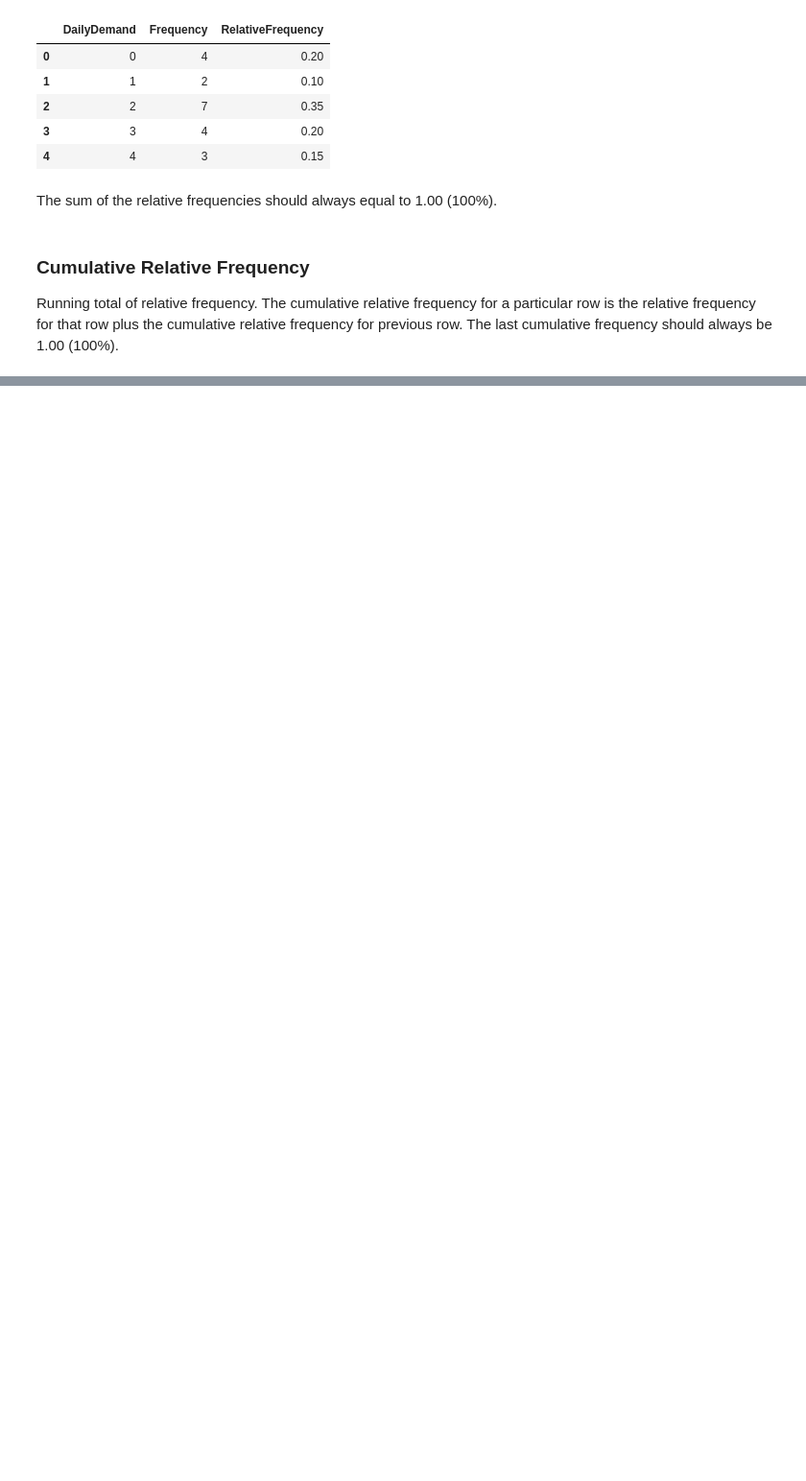
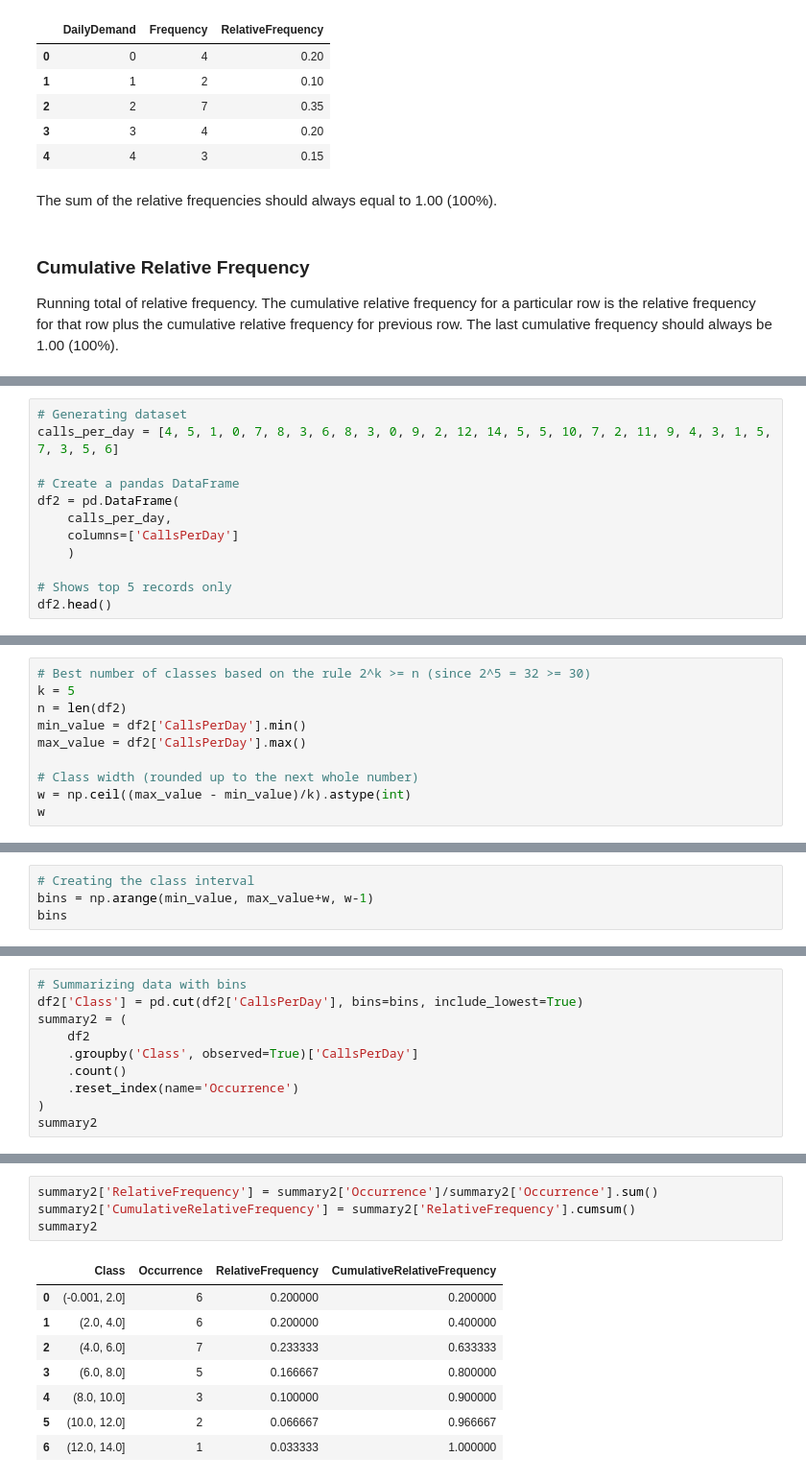
Before and after one commit to manujsinghwal/applied-statistics-in-python, a Jupyter notebook: 3. descriptive-statistics/intro_to_descriptive_statistics.ipynb, the cells around one changed output, grey strips where cells are left out. Shown: that part at 96% size. Drawn from its saved outputs; the diff is of its cells as text; blank space fills up the shorter version.

```diff
--- a/3. descriptive-statistics/intro_to_descriptive_statistics.ipynb
+++ b/3. descriptive-statistics/intro_to_descriptive_statistics.ipynb
@@ -111,0 +142,12 @@ summary
+# %%
+# Generating dataset
+calls_per_day = [4, 5, 1, 0, 7, 8, 3, 6, 8, 3, 0, 9, 2, 12, 14, 5, 5, 10, 7, 2, 11, 9, 4, 3, 1, 5, 7, 3, 5, 6]
+
+# Create a pandas DataFrame
+df2 = pd.DataFrame(
+    calls_per_day,
+    columns=['CallsPerDay']
+    )
+
+# Shows top 5 records only
+df2.head()
@@ -111,0 +161,10 @@ summary
+# %%
+# Best number of classes based on the rule 2^k >= n (since 2^5 = 32 >= 30)
+k = 5
+n = len(df2)
+min_value = df2['CallsPerDay'].min()
+max_value = df2['CallsPerDay'].max()
+
+# Class width (rounded up to the next whole number)
+w = np.ceil((max_value - min_value)/k).astype(int)
+w
@@ -111,0 +173,4 @@ summary
+# %%
+# Creating the class interval
+bins = np.arange(min_value, max_value+w, w-1)
+bins
@@ -111,0 +179,10 @@ summary
+# %%
+# Summarizing data with bins
+df2['Class'] = pd.cut(df2['CallsPerDay'], bins=bins, include_lowest=True)
+summary2 = (
+    df2
+    .groupby('Class', observed=True)['CallsPerDay']
+    .count()
+    .reset_index(name='Occurrence')
+)
+summary2
@@ -111,0 +198,13 @@ summary
+# %%
+summary2['RelativeFrequency'] = summary2['Occurrence']/summary2['Occurrence'].sum()
+summary2['CumulativeRelativeFrequency'] = summary2['RelativeFrequency'].cumsum()
+summary2
+# %% [output]
+|  | Class | Occurrence | RelativeFrequency | CumulativeRelativeFrequency |
+| 0 | (-0.001, 2.0] | 6 | 0.200000 | 0.200000 |
+| 1 | (2.0, 4.0] | 6 | 0.200000 | 0.400000 |
+| 2 | (4.0, 6.0] | 7 | 0.233333 | 0.633333 |
+| 3 | (6.0, 8.0] | 5 | 0.166667 | 0.800000 |
+| 4 | (8.0, 10.0] | 3 | 0.100000 | 0.900000 |
+| 5 | (10.0, 12.0] | 2 | 0.066667 | 0.966667 |
+| 6 | (12.0, 14.0] | 1 | 0.033333 | 1.000000 |
```
Also changed, not shown: parts of 12 cells of this notebook.
